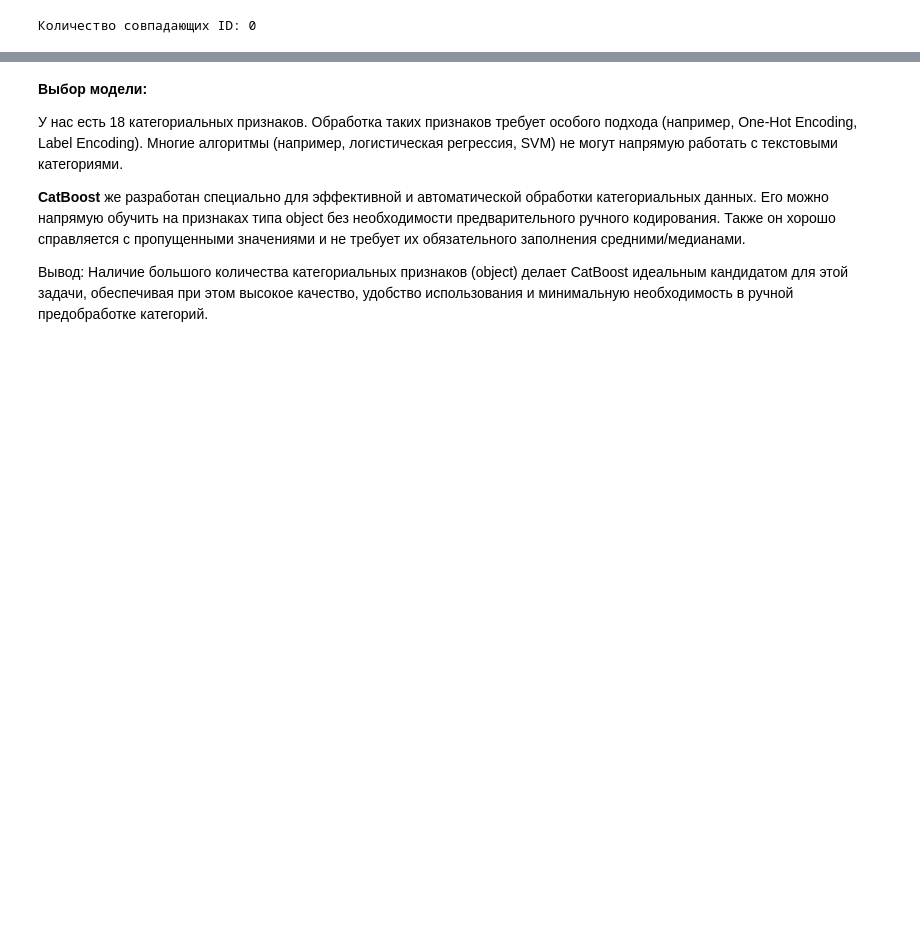
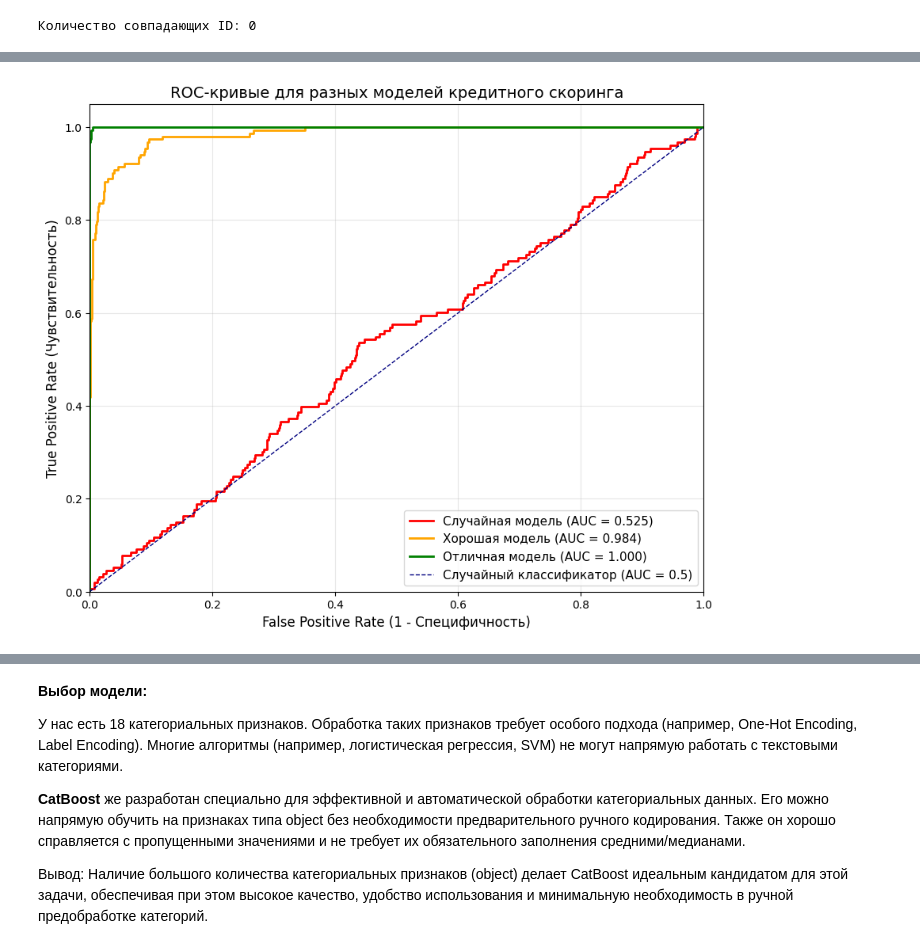
Before and after one commit to skytecat/CreditScoring, a Jupyter notebook: credit_scoring.ipynb, the cells around one changed output, grey strips where cells are left out. Drawn from its saved outputs; the diff is of its cells as text; code cells hidden in the pictures; blank space fills up the shorter version.

```diff
--- a/credit_scoring.ipynb
+++ b/credit_scoring.ipynb
@@ -42,2 +39,9 @@ test_final = pd.read_csv("/content/drive/MyDrive/SHIFT_ML_2025_COMPETITION/shift
+# %%
+# Загрузка данных
+full_data = pd.read_csv("/content/drive/MyDrive/SHIFT_ML_2025_COMPETITION/shift_ml_2025_train.csv")
+
+# Разделение на признаки и целевую переменную
+X = full_data.drop(['итоговый_статус_займа'], axis=1)
+y = full_data['итоговый_статус_займа']
 # %% [markdown]
 ## Первичный анализ
@@ -125,5 +128,0 @@ all_null_columns_test
-# %%
-X = train_full.copy()
-y = train_full['итоговый_статус_займа']
-
-X = X.drop(['пени_за_дефолт', 'id', 'дата_следующей_выплаты', 'итоговый_статус_займа'], axis=1)
@@ -137,0 +193,83 @@ Name: count, dtype: int64
+# %%
+# Демонстрация проблемы с другими метриками
+print("=== Проблемы других метрик ===")
+
+# Симуляция "наивной" модели, которая всегда предсказывает класс 0
+y_true = y.values
+y_naive_pred = np.zeros_like(y_true)  # Всегда предсказывает "надежный клиент"
+
+print(f"Accuracy наивной модели: {accuracy_score(y_true, y_naive_pred):.4f}")
+print(f"ROC AUC наивной модели: ~0.5000 (случайная модель)")
+
+# Симуляция хорошей модели с AUC ~ 0.8
+np.random.seed(42)
+# Создаем "хорошие" предсказания, коррелирующие с истинными значениями
+y_good_pred_proba = np.random.beta(2, 5, size=len(y_true))  # Асимметричное распределение
+y_good_pred_proba[y_true == 1] = np.random.beta(5, 2, size=np.sum(y_true == 1))  # Для дефолтных клиентов
+
+print(f"\nПример хорошей модели:")
+print(f"ROC AUC: {roc_auc_score(y_true, y_good_pred_proba):.4f}")
+print(f"Accuracy (при пороге 0.5): {accuracy_score(y_true, y_good_pred_proba > 0.5):.4f}")
+
+
+# Визуализация ROC кривых
+print("=== Визуализация ROC-кривых ===")
+
+# Создаем синтетические данные для демонстрации
+np.random.seed(42)
+n_samples = 1000
+y_test = np.random.binomial(1, 0.15, n_samples)  # 15% дефолтов
+
+# Три модели для сравнения:
+# 1. Случайная модель
+y_pred_random = np.random.uniform(0, 1, n_samples)
+fpr_random, tpr_random, _ = roc_curve(y_test, y_pred_random)
+auc_random = auc(fpr_random, tpr_random)
+
+# 2. Хорошая модель
+y_pred_good = np.where(y_test == 1,
+                       np.random.beta(4, 1, n_samples),  # Высокие вероятности для дефолтов
+                       np.random.beta(1, 4, n_samples))  # Низкие вероятности для надежных
+fpr_good, tpr_good, _ = roc_curve(y_test, y_pred_good)
+auc_good = auc(fpr_good, tpr_good)
+
+# 3. Отличная модель
+y_pred_excellent = np.where(y_test == 1,
+                           np.random.beta(8, 1, n_samples),  # Очень высокие вероятности для дефолтов
+                           np.random.beta(1, 8, n_samples))  # Очень низкие вероятности для надежных
+fpr_excellent, tpr_excellent, _ = roc_curve(y_test, y_pred_excellent)
+auc_excellent = auc(fpr_excellent, tpr_excellent)
+
+# Построение графика ROC-кривых
+plt.figure(figsize=(10, 8))
+plt.plot(fpr_random, tpr_random, color='red', lw=2, label=f'Случайная модель (AUC = {auc_random:.3f})')
+plt.plot(fpr_good, tpr_good, color='orange', lw=2, label=f'Хорошая модель (AUC = {auc_good:.3f})')
+plt.plot(fpr_excellent, tpr_excellent, color='green', lw=2, label=f'Отличная модель (AUC = {auc_excellent:.3f})')
+plt.plot([0, 1], [0, 1], color='navy', lw=1, linestyle='--', label='Случайный классификатор (AUC = 0.5)')
+
+plt.xlim([0.0, 1.0])
+plt.ylim([0.0, 1.05])
+plt.xlabel('False Positive Rate (1 - Специфичность)', fontsize=12)
+plt.ylabel('True Positive Rate (Чувствительность)', fontsize=12)
+plt.title('ROC-кривые для разных моделей кредитного скоринга', fontsize=14)
+plt.legend(loc="lower right", fontsize=11)
+plt.grid(True, alpha=0.3)
+plt.show()
+
+print(f"Результаты моделей:")
+print(f"Случайная модель: AUC = {auc_random:.3f}")
+print(f"Хорошая модель: AUC = {auc_good:.3f}")
+print(f"Отличная модель: AUC = {auc_excellent:.3f}")
+
+# Показываем, почему accuracy может быть обманчивой
+threshold = 0.5
+accuracy_random = accuracy_score(y_test, y_pred_random > threshold)
+accuracy_good = accuracy_score(y_test, y_pred_good > threshold)
+accuracy_excellent = accuracy_score(y_test, y_pred_excellent > threshold)
+
+print(f"\nAccuracy при пороге {threshold}:")
+print(f"Случайная модель: Accuracy = {accuracy_random:.3f}")
+print(f"Хорошая модель: Accuracy = {accuracy_good:.3f}")
+print(f"Отличная модель: Accuracy = {accuracy_excellent:.3f}")
+print("(Разница в accuracy кажется меньшей, чем разница в AUC)")
+# %% [output]
@@ -137,0 +284 @@ Name: count, dtype: int64
+[figure, added]
```
Also changed, not shown: parts of 25 cells of this notebook.
